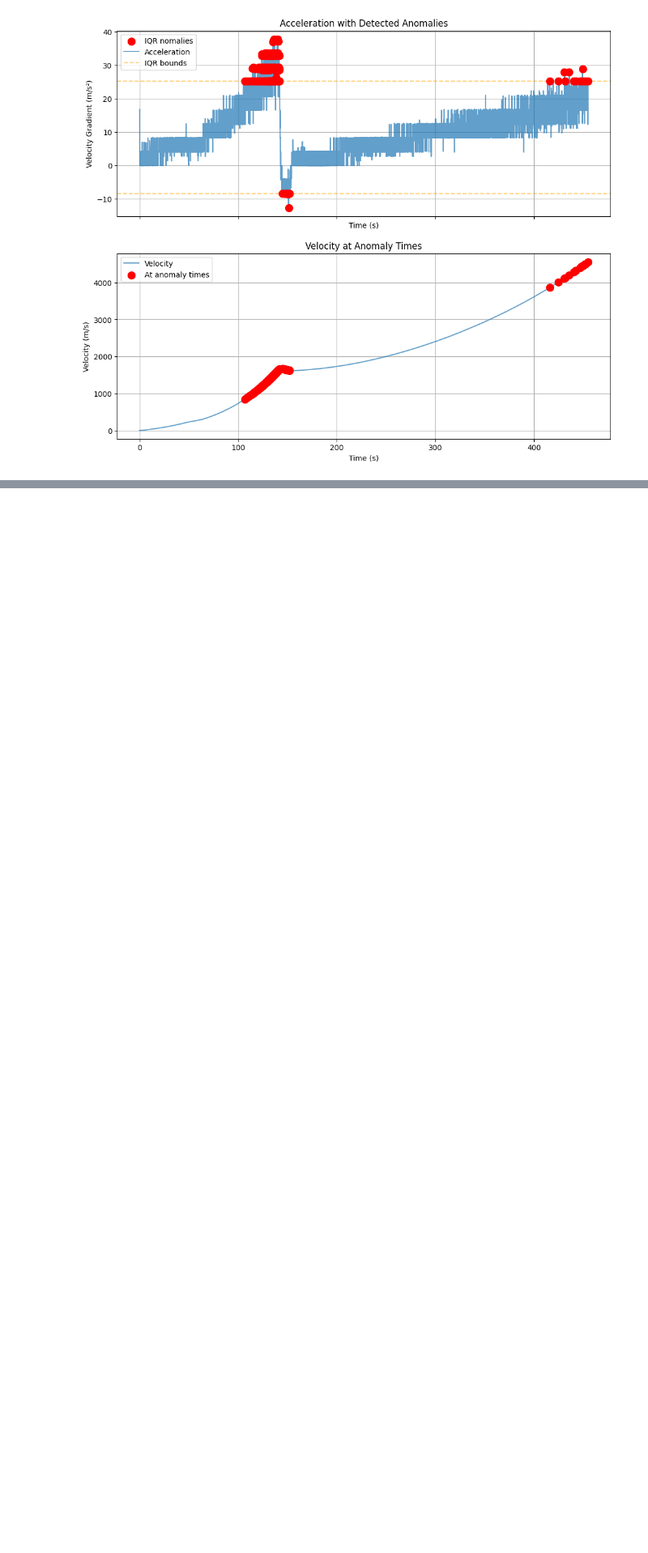
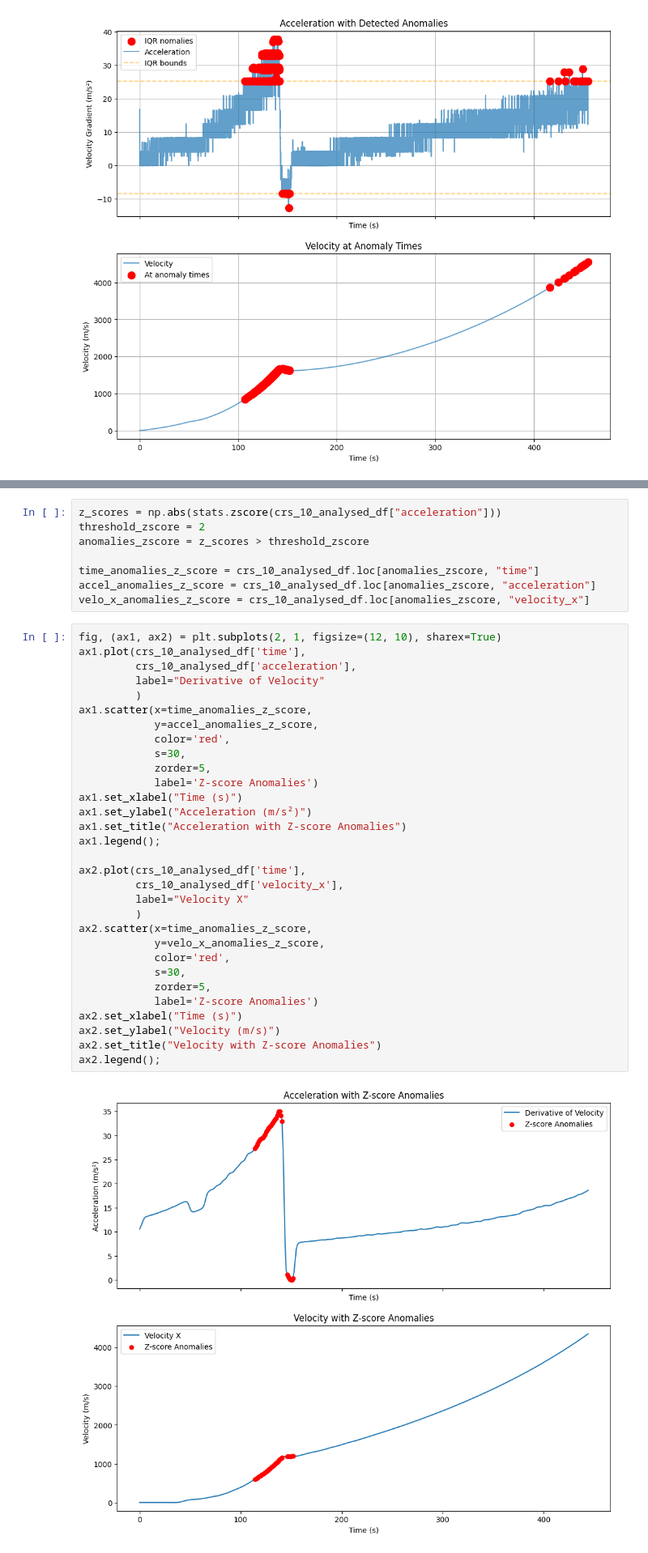
Before and after one commit to NicoCeresa/SpaceX-CRS-10-Telemetry-Analysis, a Jupyter notebook: notebooks/SpaceX_CRS_10_Telemetry.ipynb, the cells around one changed output, grey strips where cells are left out. Shown at 81% size. Drawn from its saved outputs; the diff is of its cells as text; blank space fills up the shorter version.

Commit message:
added rolling Z-score detection

```diff
--- a/notebooks/SpaceX_CRS_10_Telemetry.ipynb
+++ b/notebooks/SpaceX_CRS_10_Telemetry.ipynb
@@ -177,0 +262,41 @@ ax2.grid();
+# %%
+z_scores = np.abs(stats.zscore(crs_10_analysed_df["acceleration"]))
+threshold_zscore = 2
+anomalies_zscore = z_scores > threshold_zscore
+
+time_anomalies_z_score = crs_10_analysed_df.loc[anomalies_zscore, "time"]
+accel_anomalies_z_score = crs_10_analysed_df.loc[anomalies_zscore, "acceleration"]
+velo_x_anomalies_z_score = crs_10_analysed_df.loc[anomalies_zscore, "velocity_x"]
+# %%
+fig, (ax1, ax2) = plt.subplots(2, 1, figsize=(12, 10), sharex=True)
+ax1.plot(crs_10_analysed_df['time'],
+         crs_10_analysed_df['acceleration'],
+         label="Derivative of Velocity"
+         )
+ax1.scatter(x=time_anomalies_z_score,
+            y=accel_anomalies_z_score,
+            color='red',
+            s=30,
+            zorder=5,
+            label='Z-score Anomalies')
+ax1.set_xlabel("Time (s)")
+ax1.set_ylabel("Acceleration (m/s²)")
+ax1.set_title("Acceleration with Z-score Anomalies")
+ax1.legend();
+
+ax2.plot(crs_10_analysed_df['time'],
+         crs_10_analysed_df['velocity_x'],
+         label="Velocity X"
+         )
+ax2.scatter(x=time_anomalies_z_score,
+            y=velo_x_anomalies_z_score,
+            color='red',
+            s=30,
+            zorder=5,
+            label='Z-score Anomalies')
+ax2.set_xlabel("Time (s)")
+ax2.set_ylabel("Velocity (m/s)")
+ax2.set_title("Velocity with Z-score Anomalies")
+ax2.legend();
+# %% [output]
+[figure, added]
```
Also changed, not shown: parts of 12 cells of this notebook.
